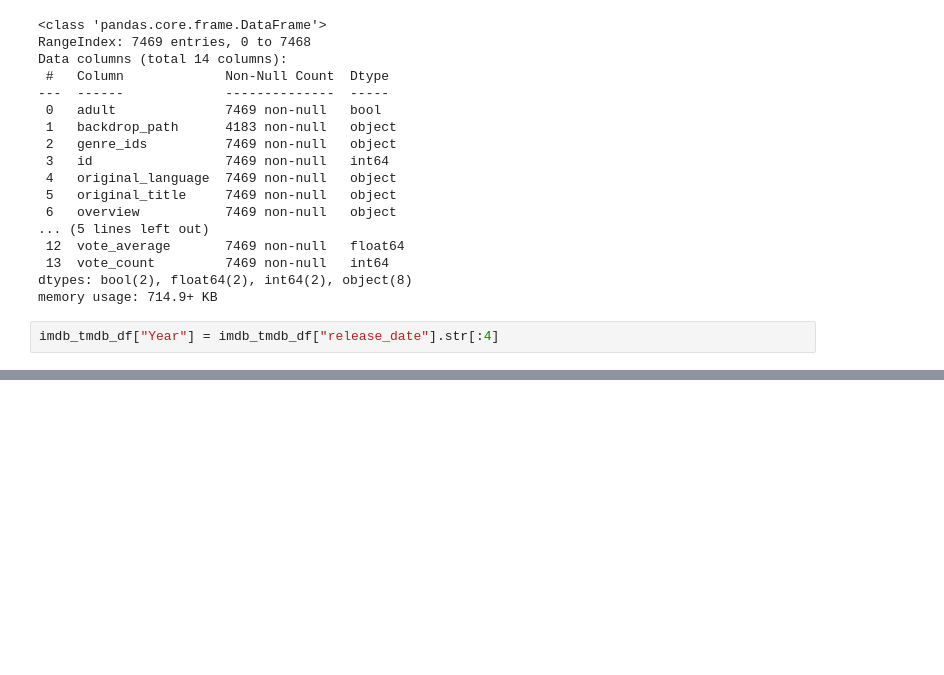
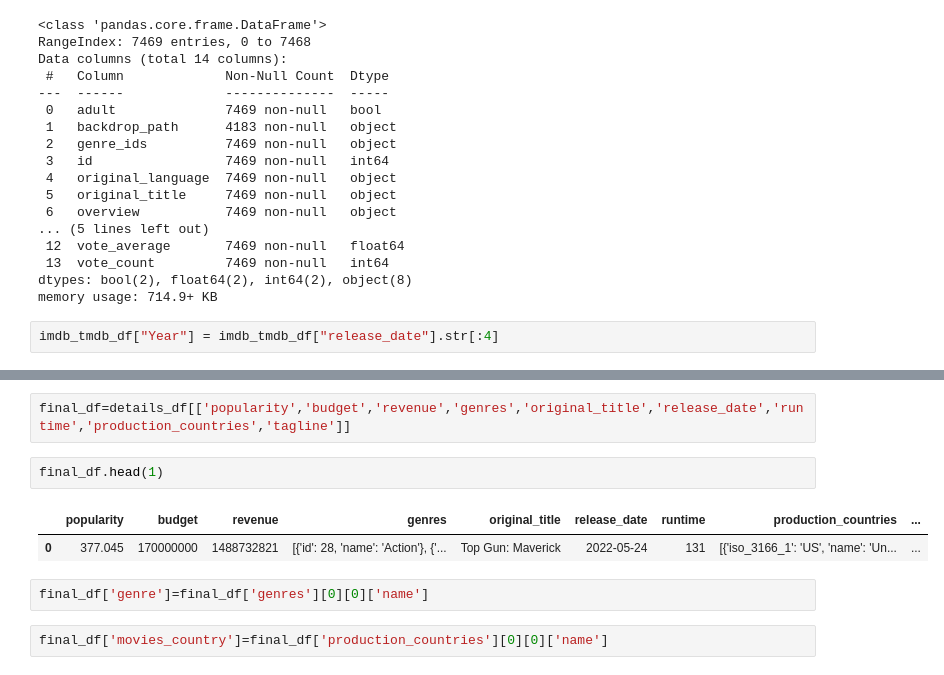
Before and after one commit to rdjames1996/Project-3-film-dashboard, a Jupyter notebook: Ivan/film_database.ipynb, the cells around one changed output, grey strips where cells are left out. Saved outputs shown, nothing was run; the diff lists cells and outputs as text; blank space fills up the shorter version.

```diff
--- a/Ivan/film_database.ipynb
+++ b/Ivan/film_database.ipynb
@@ -246,0 +232,11 @@ filtered_imdb_df.head()
+# %%
+final_df=details_df[['popularity','budget','revenue','genres','original_title','release_date','runtime','production_countries','tagline']]
+# %%
+final_df.head(1)
+# %% [output]
+|  | popularity | budget | revenue | genres | original_title | release_date | runtime | production_countries | ... |
+| 0 | 377.045 | 170000000 | 1488732821 | [{'id': 28, 'name': 'Action'}, {'... | Top Gun: Maverick | 2022-05-24 | 131 | [{'iso_3166_1': 'US', 'name': 'Un... | ... |
+# %%
+final_df['genre']=final_df['genres'][0][0]['name']
+# %%
+final_df['movies_country']=final_df['production_countries'][0][0]['name']
```
Also changed, not shown: parts of 34 cells of this notebook, 1 other file.
